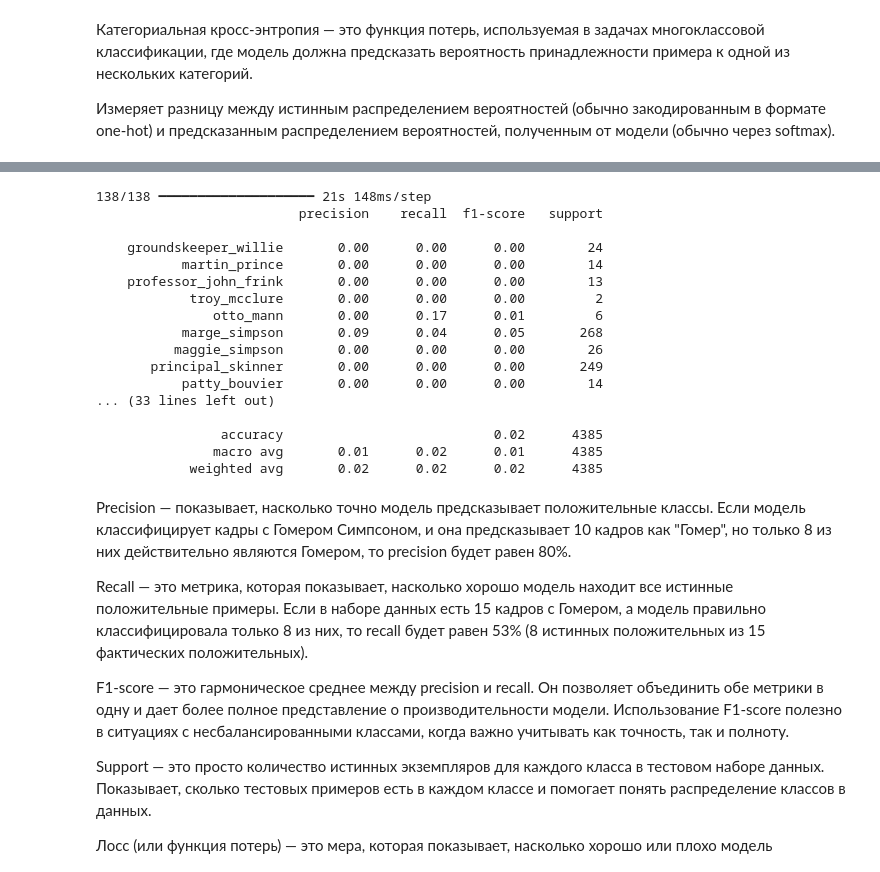
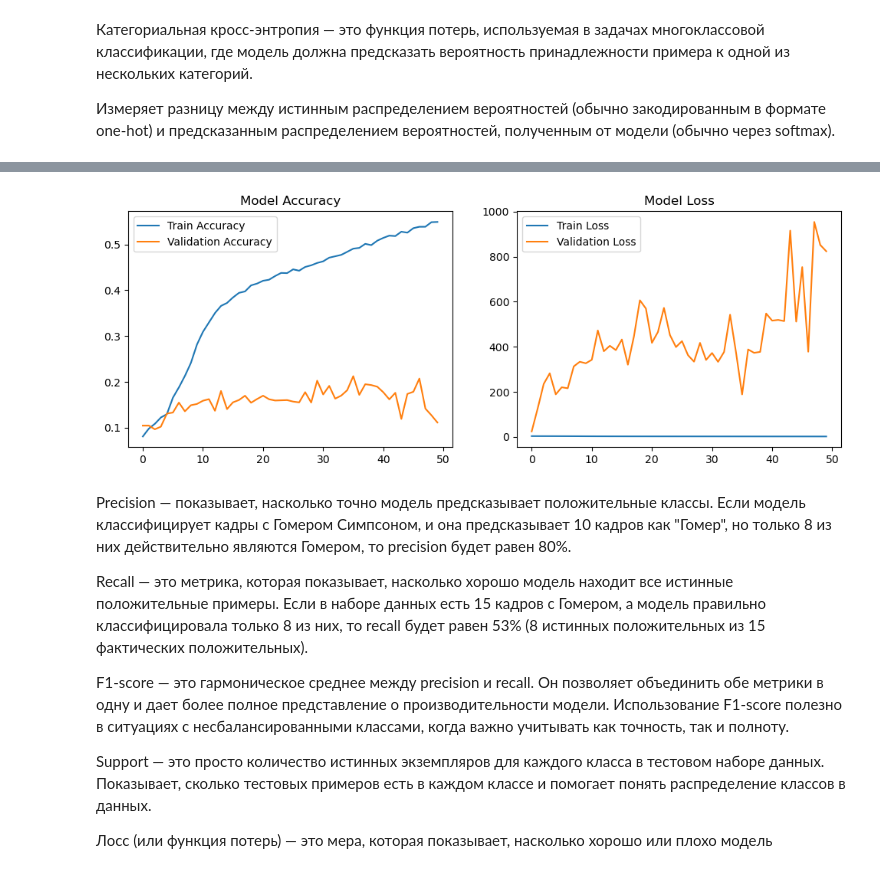
Before and after one commit to alexpti4ka/ML, a Jupyter notebook: SK_HW_1.ipynb, the cells around one changed output, grey strips where cells are left out. Drawn from its saved outputs; the diff is of its cells as text; code cells hidden in the pictures.

```diff
--- a/SK_HW_1.ipynb
+++ b/SK_HW_1.ipynb
@@ -567,4 +474,8 @@ datagen = ImageDataGenerator(
     fill_mode='nearest',
     preprocessing_function=tf.keras.applications.mobilenet_v2.preprocess_input
 )
+# Создание генераторов для тестового набора не считается хорошей практикой,
+# так как в этом случае мы учим модель распознавать синтетику, а не реальные данные
+# Поэтому енератор для валидационных данных только с нормализацией
+val_datagen = ImageDataGenerator(rescale=1./255)
 # %%
@@ -652,14 +502,0 @@ Found 4385 validated image filenames belonging to 42 classes.
-# %%
-# Проверка распределения классов в test_generator
-print("Количество изображений в test_generator после генерации:", test_generator.samples)
-print(f"Количество изображений в test_generator: {test_generator.samples}")
-dataframe_train = pd.DataFrame({'filename': X_train, 'class': y_train_labels})
-dataframe_test = pd.DataFrame({'filename': X_test, 'class': y_test_labels})
-train_generator = datagen.flow_from_dataframe(
-    dataframe=dataframe_train,
-    x_col='filename',
-    y_col='class',
-    target_size=(64, 64),
-    batch_size=32,
-    class_mode='categorical'
-)
@@ -707,5 +529,11 @@ model.compile(optimizer='adam', loss='categorical_crossentropy', metrics=['accur
 Измеряет разницу между истинным распределением вероятностей (обычно закодированным в формате one-hot) и предсказанным распределением вероятностей, полученным от модели (обычно через softmax).
 # %%
 # Обучение модели с использованием онлайн-аугментации
-model.fit(train_generator, validation_data=test_generator, epochs=10)
+history = model.fit(
+    train_generator,
+    steps_per_epoch=len(train_generator),
+    epochs=50,
+    validation_data=val_generator,
+    validation_steps=len(val_generator)
+)
 # %% [output]
@@ -733,28 +563,22 @@ Epoch 10/10
-# %%
-# Оценка модели и метрики
-y_pred = model.predict(test_generator)
-
-# Вывод отчета по метрикам классификации
-report = classification_report(y_true_classes, y_pred_classes, target_names=list(label_mapping.keys()))
-print(report)
-# %% [output]
-138/138 ━━━━━━━━━━━━━━━━━━━━ 21s 148ms/step
-                          precision    recall  f1-score   support
-
-    groundskeeper_willie       0.00      0.00      0.00        24
-           martin_prince       0.00      0.00      0.00        14
-    professor_john_frink       0.00      0.00      0.00        13
-            troy_mcclure       0.00      0.00      0.00         2
-               otto_mann       0.00      0.17      0.01         6
-           marge_simpson       0.09      0.04      0.05       268
-          maggie_simpson       0.00      0.00      0.00        26
-       principal_skinner       0.00      0.00      0.00       249
-           patty_bouvier       0.00      0.00      0.00        14
-... (33 lines left out)
-
-                accuracy                           0.02      4385
-               macro avg       0.01      0.02      0.01      4385
-            weighted avg       0.02      0.02      0.02      4385
+# %%
+import matplotlib.pyplot as plt
+
+plt.figure(figsize=(12, 4))
+plt.subplot(1, 2, 1)
+plt.plot(history.history['accuracy'], label='Train Accuracy')
+plt.plot(history.history['val_accuracy'], label='Validation Accuracy')
+plt.legend()
+plt.title('Model Accuracy')
+
+plt.subplot(1, 2, 2)
+plt.plot(history.history['loss'], label='Train Loss')
+plt.plot(history.history['val_loss'], label='Validation Loss')
+plt.legend()
+plt.title('Model Loss')
+
+plt.show()
+# %% [output]
+[figure, added]
 # %% [markdown]
 Precision — показывает, насколько точно модель предсказывает положительные классы. Если модель классифицирует кадры с Гомером Симпсоном, и она предсказывает 10 кадров как "Гомер", но только 8 из них действительно являются Гомером, то precision будет равен 80%.
 
```
Also changed, not shown: parts of 36 cells of this notebook, 1 other file.
